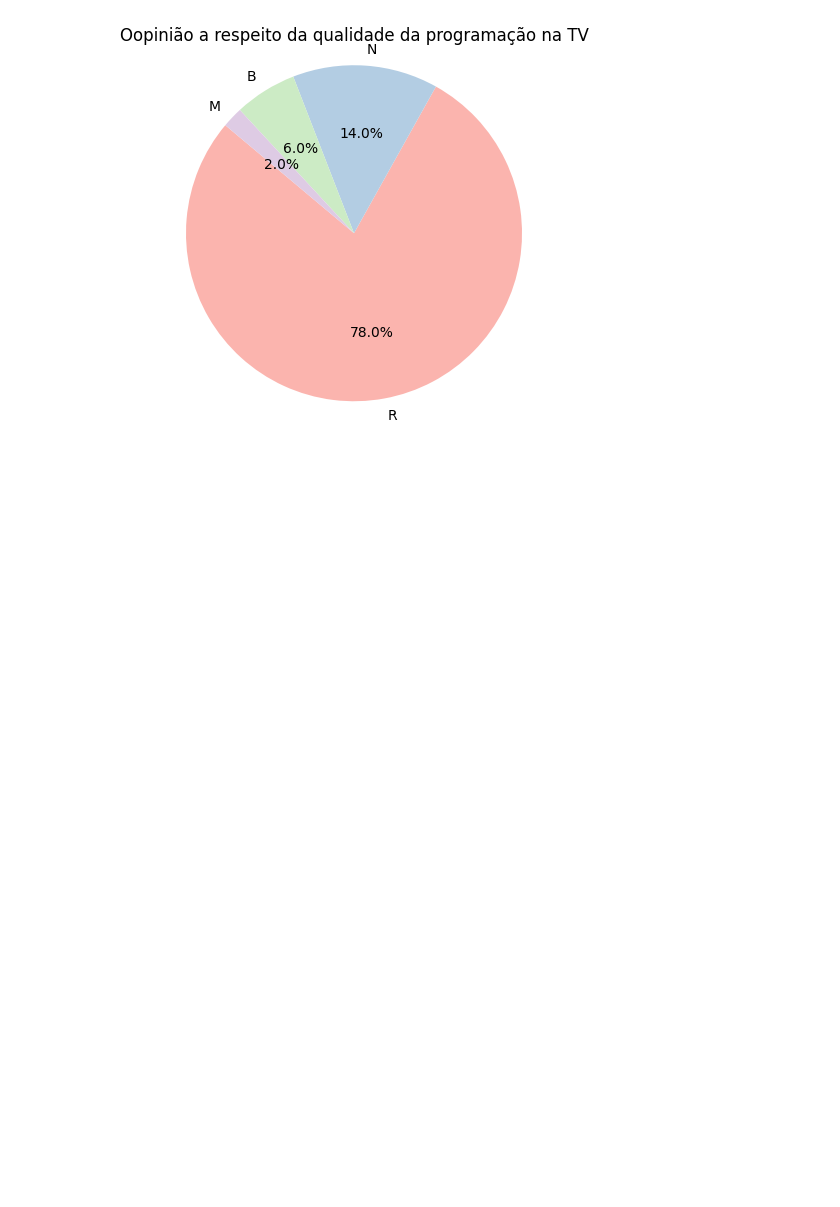
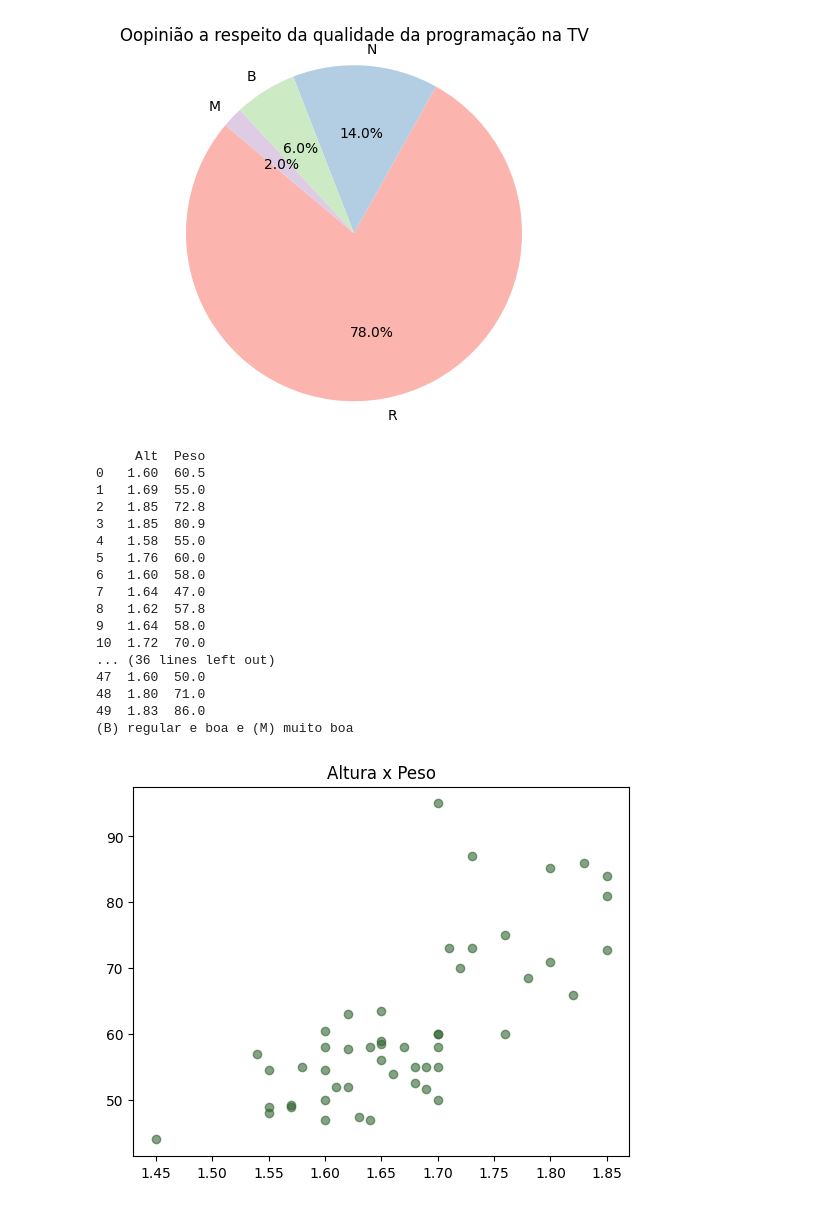
Before and after one commit to mxtqnt/ProbabilidadeEstatistica, a Jupyter notebook: Atividade 08-03/Atividade.ipynb, the cells around one changed output. Cells and saved outputs as stored; diff of their text form; code cells hidden in the pictures; blank space fills up the shorter version.

```diff
--- a/Atividade 08-03/Atividade.ipynb
+++ b/Atividade 08-03/Atividade.ipynb
@@ -318,3 +318,34 @@ plt.show()
 3    M      1
 (R) ruim, (M) média, (B) boa e (N) não sabe
 [figure]
+# %%
+data = base_de_dados[['Alt', 'Peso']]
+
+print(data)
+print('(B) regular e boa e (M) muito boa')
+
+x = np.array(data['Alt'])
+y = np.array(data['Peso'])
+
+plt.scatter(x, y, color=color)
+plt.title('Altura x Peso')
+plt.show()
+# %% [output]
+     Alt  Peso
+0   1.60  60.5
+1   1.69  55.0
+2   1.85  72.8
+3   1.85  80.9
+4   1.58  55.0
+5   1.76  60.0
+6   1.60  58.0
+7   1.64  47.0
+8   1.62  57.8
+9   1.64  58.0
+10  1.72  70.0
+... (36 lines left out)
+47  1.60  50.0
+48  1.80  71.0
+49  1.83  86.0
+(B) regular e boa e (M) muito boa
+[figure, added]
```
Also changed, not shown: parts of 1 cell of this notebook.
